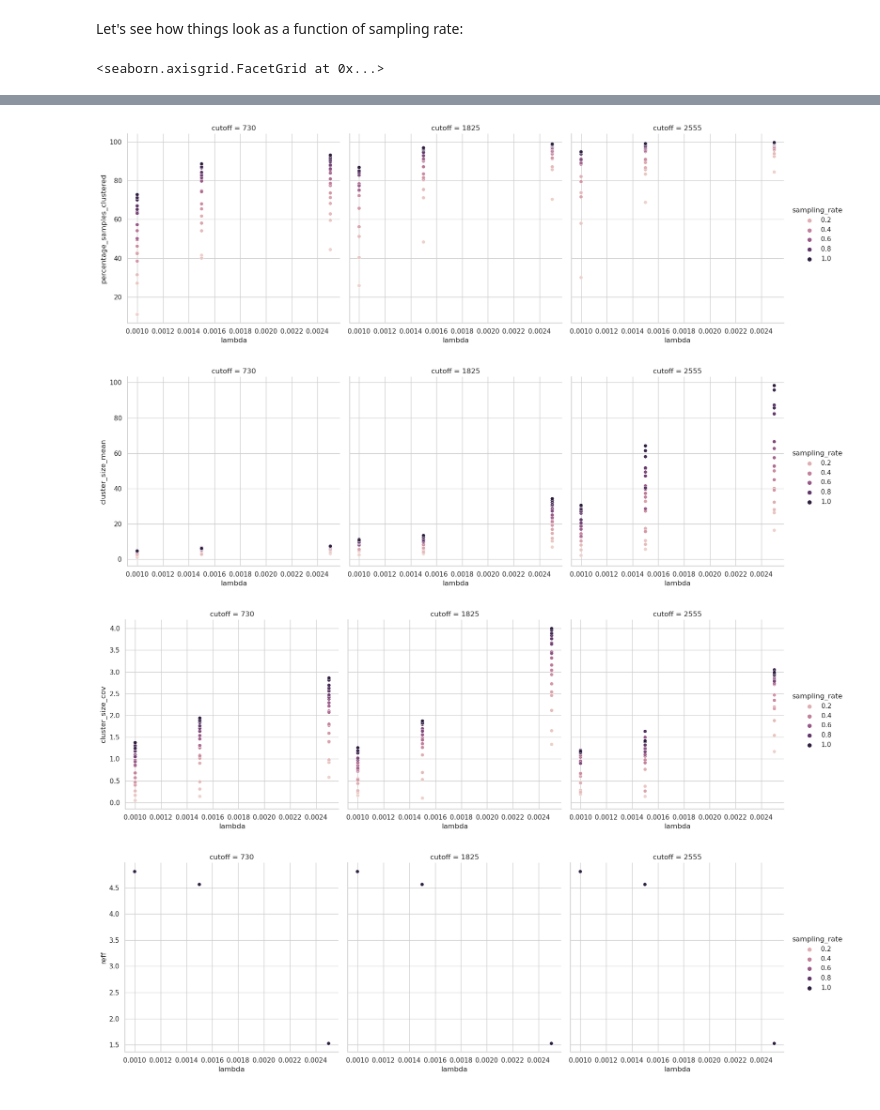
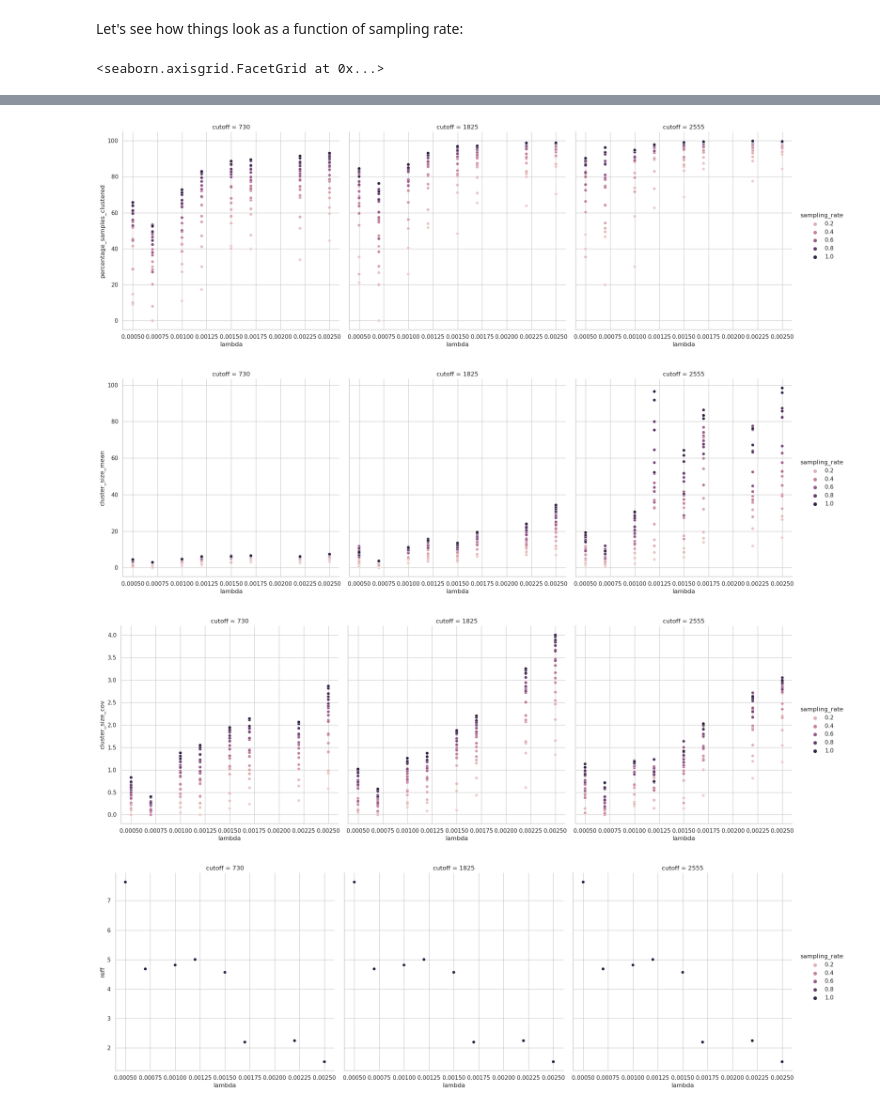
Before and after one commit to JHerbeck-IDM/ClusterSim, a Jupyter notebook: python/08_cluster_stats_sweeps_analysis_single_params_lambda.ipynb, the cells around one changed output, grey strips where cells are left out. Cells and saved outputs as stored; diff of their text form; code cells hidden in the pictures.

Commit message:
update parameter sweeps for lambda

```diff
--- a/python/08_cluster_stats_sweeps_analysis_single_params_lambda.ipynb
+++ b/python/08_cluster_stats_sweeps_analysis_single_params_lambda.ipynb
@@ -7,7 +7,7 @@ This notebook reads the output of `07_cluster_stats_sweeps.ipynb` and generates
 
 We need to define the name (or label) of the parameter sweeps experiments, as well as the path to access the results.
 # %%
-LABEL          = 'sweeps-lambda'
+LABEL          = 'sweeps-lambda-b'
 RESULTS_PATH   = '../results'
 PARAMETER_NAME = 'lambda'
 # %% [markdown]
@@ -265,7 +266,7 @@ seaborn.relplot( results,
                  hue =  'sampling_rate',
                  #size = 'sampling_delay',
                  col = 'cutoff',
-                 height = 5.5
+                 height = 6.5
                  )
 
 seaborn.relplot( results,
@@ -274,7 +275,7 @@ seaborn.relplot( results,
                  hue =  'sampling_rate',
                  #size = 'sampling_delay',
                  col = 'cutoff',
-                 height = 5.5
+                 height = 6.5
                  )
 
 seaborn.relplot( results,
@@ -283,7 +284,7 @@ seaborn.relplot( results,
                  hue =  'sampling_rate',
                  #size = 'sampling_delay',
                  col = 'cutoff',
-                 height = 5.5
+                 height = 6.5
                  )
 
 seaborn.relplot( results,
@@ -292,7 +293,7 @@ seaborn.relplot( results,
                  hue =  'sampling_rate',
                  #size = 'sampling_delay',
                  col = 'cutoff',
-                 height = 5.5
+                 height = 6.5
                  )
 
 seaborn.relplot( results,
@@ -301,7 +302,7 @@ seaborn.relplot( results,
                  hue =  'sampling_rate',
                  #size = 'sampling_delay',
                  col = 'cutoff',
-                 height = 5.5
+                 height = 6.5
                  )
 # %% [output]
 <seaborn.axisgrid.FacetGrid at 0x...>
@@ -309,4 +310,4 @@ seaborn.relplot( results,
-[figure, old version]
+[figure, new version]
-[figure, old version]
+[figure, new version]
-[figure, old version]
+[figure, new version]
-[figure, old version]
+[figure, new version]
```
Also changed, not shown: parts of 5 cells of this notebook.
